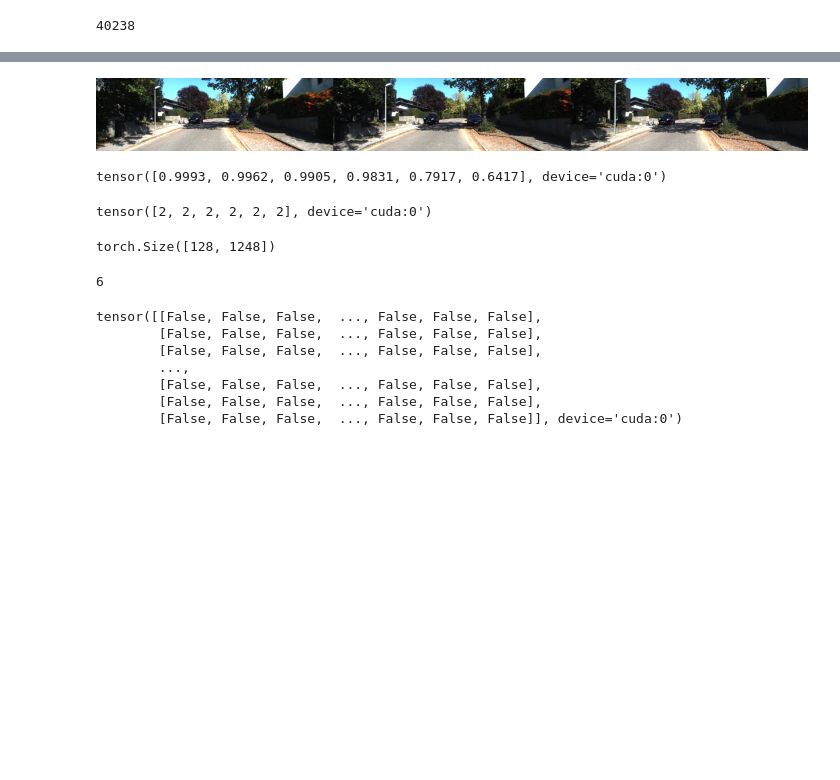
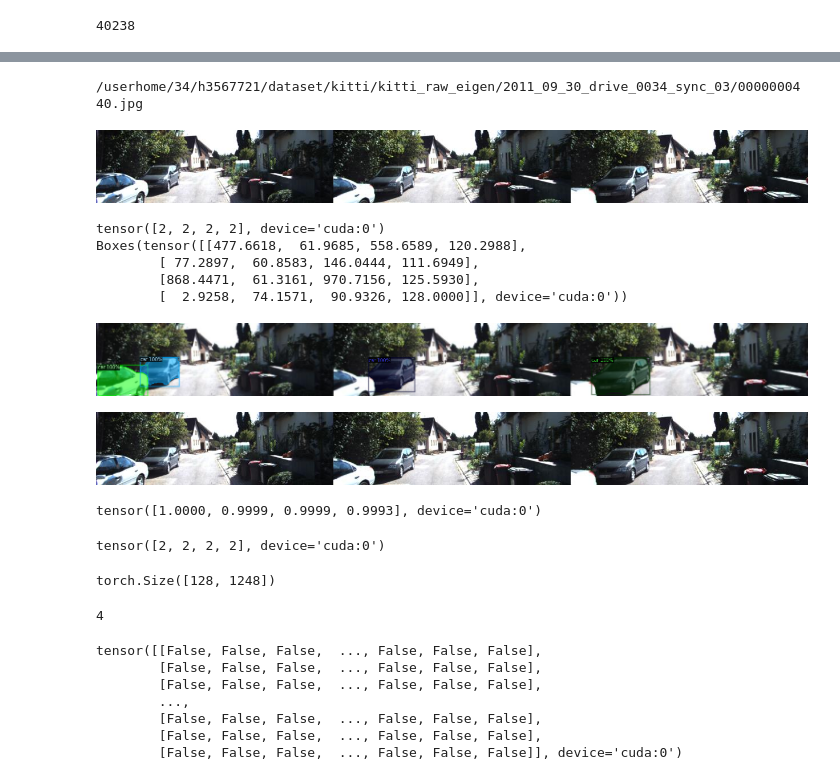
Before and after one commit to qihao-huang/GeoNet, a Jupyter notebook: detectron2_seg/seg_img.ipynb, the cells around one changed output, grey strips where cells are left out. Cells and saved outputs as stored; diff of their text form; code cells hidden in the pictures; blank space fills up the shorter version.

```diff
--- a/detectron2_seg/seg_img.ipynb
+++ b/detectron2_seg/seg_img.ipynb
@@ -82,15 +90,26 @@ Boxes(tensor([[ 232.3062,   61.7408,  257.0699,   84.3015],
+# %%
+img, seg_img = seg_sig_img(image_file_list[78])
+# %% [output]
+/userhome/34/h3567721/dataset/kitti/kitti_raw_eigen/2011_09_30_drive_0034_sync_03/0000000440.jpg
+[figure, added]
+tensor([2, 2, 2, 2], device='cuda:0')
+Boxes(tensor([[477.6618,  61.9685, 558.6589, 120.2988],
+        [ 77.2897,  60.8583, 146.0444, 111.6949],
+        [868.4471,  61.3161, 970.7156, 125.5930],
+        [  2.9258,  74.1571,  90.9326, 128.0000]], device='cuda:0'))
+[figure, added]
 # %%
 cv2_imshow(img)
 # %% [output]
-[figure, old version]
+[figure, new version]
 # %%
 seg_img["instances"].scores
 # %% [output]
-tensor([0.9993, 0.9962, 0.9905, 0.9831, 0.7917, 0.6417], device='cuda:0')
+tensor([1.0000, 0.9999, 0.9999, 0.9993], device='cuda:0')
 # %%
 seg_img["instances"].pred_classes
 # %% [output]
-tensor([2, 2, 2, 2, 2, 2], device='cuda:0')
+tensor([2, 2, 2, 2], device='cuda:0')
 # %%
 seg_img["instances"].pred_masks[0].shape
 # %% [output]
@@ -98,7 +117,7 @@ torch.Size([128, 1248])
 # %%
 len(seg_img["instances"].pred_masks)
 # %% [output]
-6
+4
 # %%
 seg_img["instances"].pred_masks[0]
 # %% [output]
```
Also changed, not shown: parts of 8 cells of this notebook, 1 other file.
